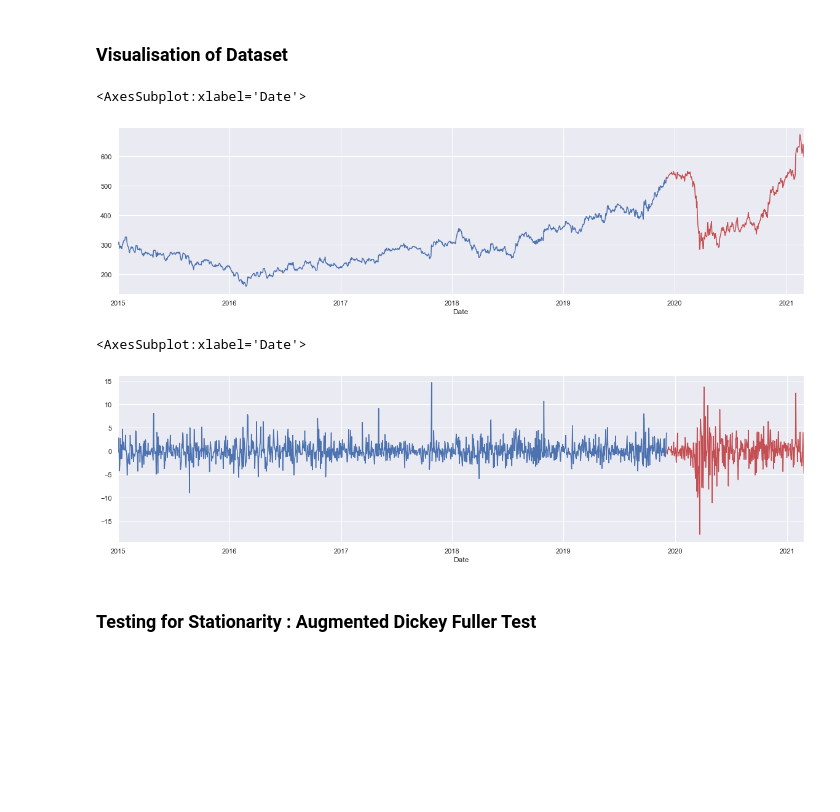
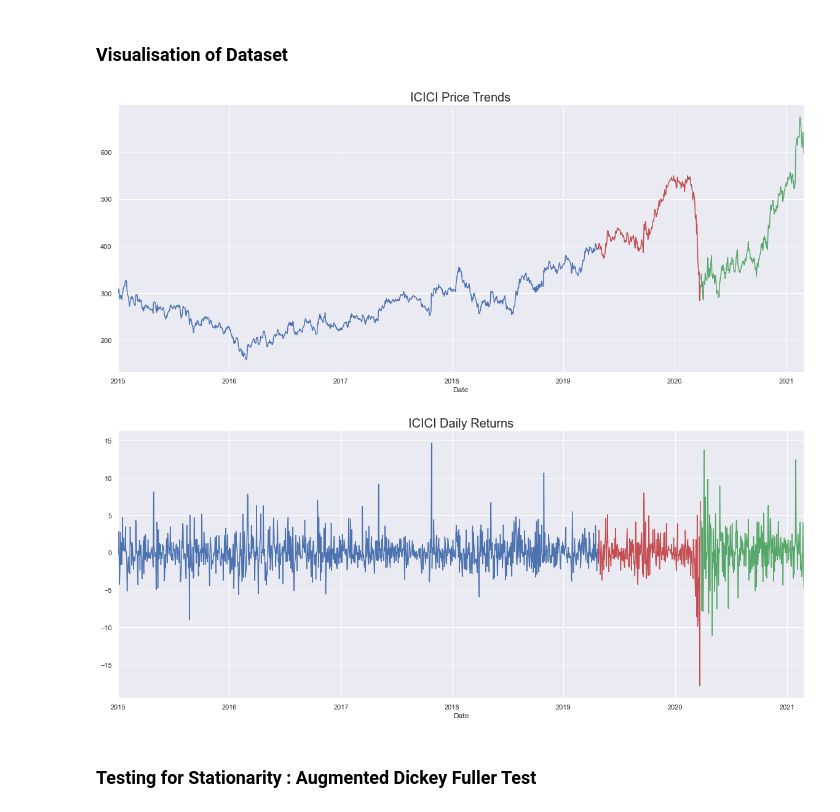
Before and after one commit to sid781/Market-Microstructure, a Jupyter notebook: Forecasting.ipynb, the cells around one changed output. Drawn from its saved outputs; the diff is of its cells as text; code cells hidden in the pictures; blank space fills up the shorter version.

```diff
--- a/Forecasting.ipynb
+++ b/Forecasting.ipynb
@@ -60,8 +60,10 @@ df.head()
 # %% [markdown]
 ### Train-Test Split
 # %%
-size = int(len(df)*0.8)
-df_train, df_test = df.iloc[:size], df.iloc[size:]
+train_idx = int(len(df)*0.7)
+val_idx = train_idx+int(len(df)*0.15)
+
+df_train, df_val, df_test = df.iloc[:train_idx], df.iloc[train_idx:val_idx], df.iloc[val_idx:]
 # %%
 df_train.tail()
 # %% [output]
@@ -87,17 +111,21 @@ df_test.head()
 # %% [markdown]
 ### Visualisation of Dataset
 # %%
-df_train.icici.plot(figsize = (20,5), color="b")
-df_test.icici.plot(color="r")
+df_train.icici.plot(figsize = (20,8), color="b")
+df_val.icici.plot(color="r")
+df_test.icici.plot(color="g")
+plt.title("ICICI Price Trends", size=20)
+plt.show()
 # %% [output]
-<AxesSubplot:xlabel='Date'>
-[figure, old version]
+[figure, new version]
 # %%
-df_train.icici_ret.plot(figsize = (20,5), color="b")
-df_test.icici_ret.plot(color="r")
+df_train.icici_ret.plot(figsize = (20,8), color="b")
+df_val.icici_ret.plot(color="r")
+df_test.icici_ret.plot(color="g")
+plt.title("ICICI Daily Returns", size=20)
+plt.show()
 # %% [output]
-<AxesSubplot:xlabel='Date'>
-[figure, old version]
+[figure, new version]
 # %% [markdown]
 ### Testing for Stationarity : Augmented Dickey Fuller Test
 # %%
```
Also changed, not shown: parts of 60 cells of this notebook.
